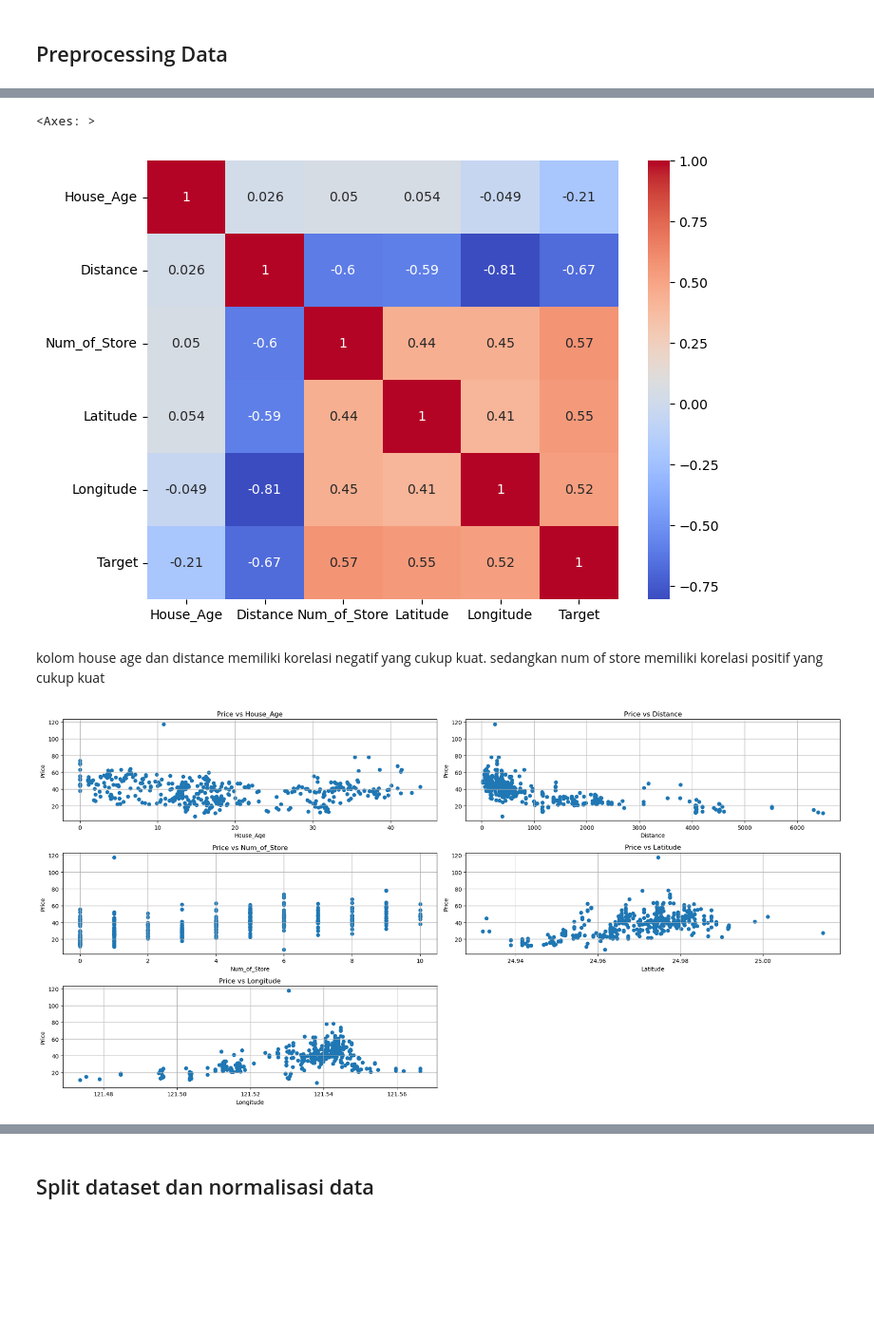
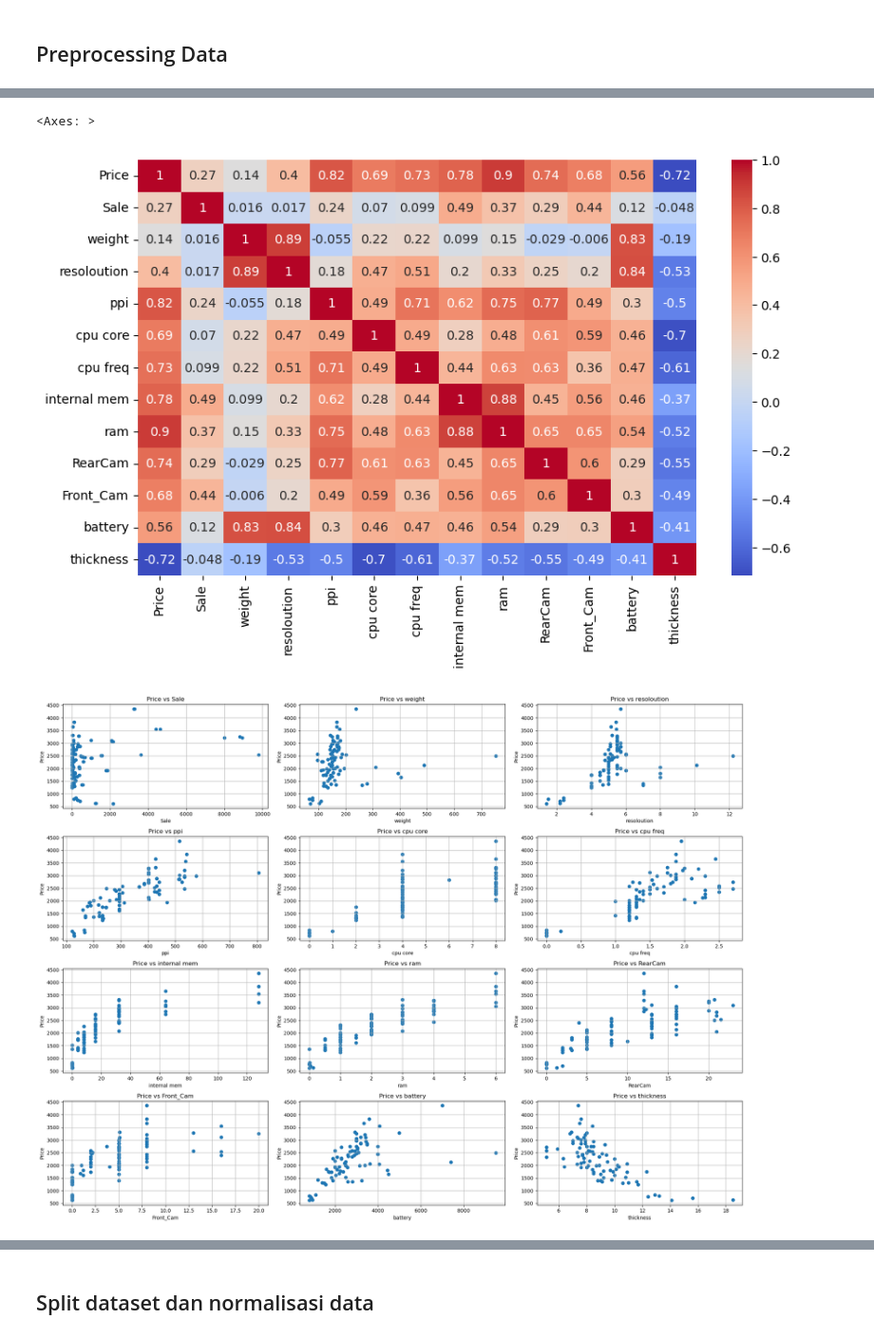
Before and after one commit to marlinaa31/Tugas-2---Machine-Learning, a Jupyter notebook: SVM-Regresion.ipynb, the cells around one changed output, grey strips where cells are left out. Shown: that part at 95% size. Drawn from its saved outputs; the diff is of its cells as text; code cells hidden in the pictures; blank space fills up the shorter version.

```diff
--- a/SVM-Regresion.ipynb
+++ b/SVM-Regresion.ipynb
@@ -34,6 +39,6 @@ import matplotlib.pyplot as plt
 import seaborn as sns
 # %%
 # Baca dataset
-house_df = pd.read_excel("dataset/UCI_Real_Estate_Valuation.xlsx")
-house_df.head()
+df = pd.read_csv("dataset/Cellphone.csv")
+df.head()
 # %% [output]
@@ -81,2 +98,4 @@ house_df.rename(
+# %%
+df.drop('Product_id', inplace = True, axis = 1)
 # %%
 # informasi statistik dari dataset
@@ -125,26 +128,27 @@ house_df.head(5)
 # %%
 # korelasi antar kolom pada dataset
-df_cor =house_df.corr()
-plt.figure(figsize=(8, 6))
+df_cor = df.corr()
+plt.figure(figsize=(10, 6))
 sns.heatmap(df_cor, annot=True, cmap='coolwarm')
 # %% [output]
 <Axes: >
-[figure, old version]
+[figure, new version]
-# %% [markdown]
-kolom house age dan distance memiliki korelasi negatif yang cukup kuat. sedangkan num of store memiliki korelasi positif yang cukup kuat
 # %%
-# plot price vs other features
-plt.figure(figsize=(20,10))
-features = ['House_Age', 'Distance', 'Num_of_Store', 'Latitude', 'Longitude']
-for i in range(5):
-    plt.subplot(3, 2, i+1)
-    plt.scatter(house_df[features[i]], house_df['Target'])
+import matplotlib.pyplot as plt
+
+plt.figure(figsize=(20,15)) # Mengatur ukuran gambar
+features = ['Sale', 'weight', 'resoloution', 'ppi', 'cpu core', 'cpu freq', 'internal mem', 'ram', 'RearCam', 'Front_Cam', 'battery', 'thickness']
+
+# Loop melalui setiap fitur dan menggambar plot
+for i in range(len(features)):
+    plt.subplot(4, 3, i+1)
+    plt.scatter(df[features[i]], df['Price'])
     plt.title('Price vs ' + features[i])
     plt.xlabel(features[i])
     plt.ylabel('Price')
     plt.grid(True)
 
 plt.tight_layout()
 plt.show()
 # %% [output]
-[figure, old version]
+[figure, new version]
```
Also changed, not shown: parts of 31 cells of this notebook, 1 other file.
